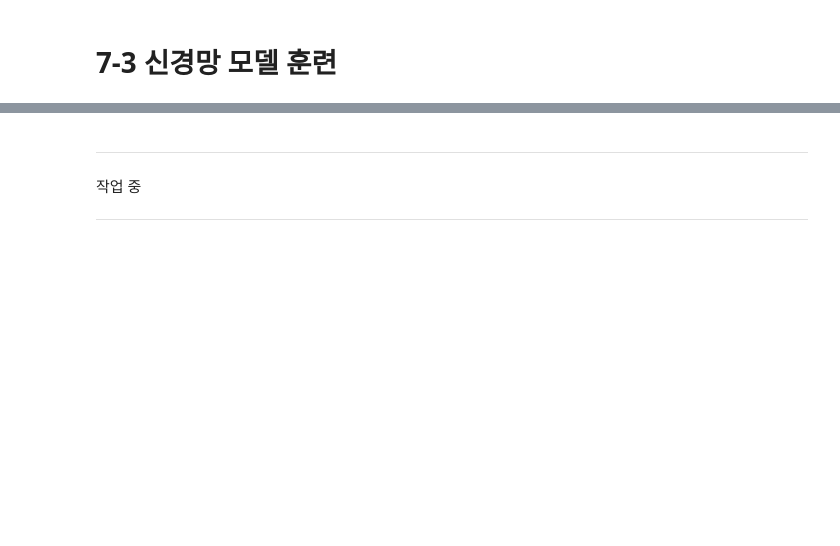
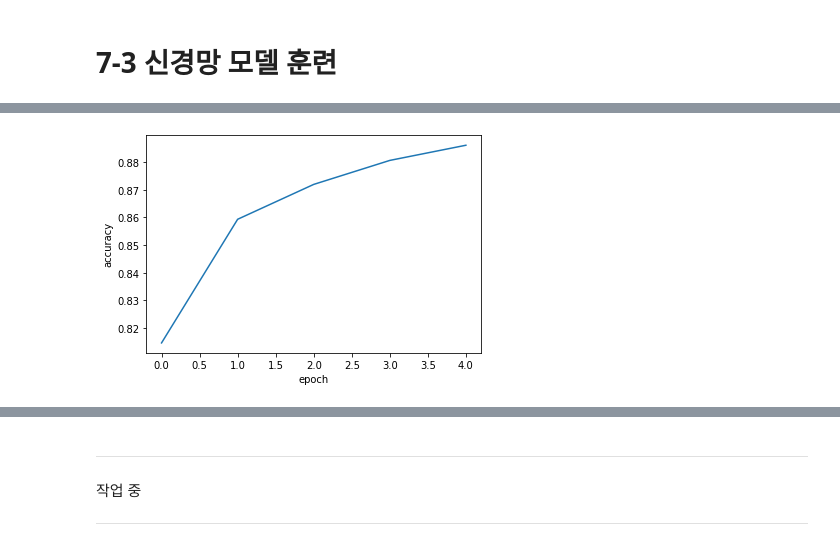
Before and after one commit to LeeSeungwon89/Deep-learning_Theory, a Jupyter notebook: 7-3 신경망 모델 훈련.ipynb, the cells around one changed output, grey strips where cells are left out. Drawn from its saved outputs; the diff is of its cells as text; code cells hidden in the pictures; blank space fills up the shorter version.

```diff
--- a/7-3 신경망 모델 훈련.ipynb
+++ b/7-3 신경망 모델 훈련.ipynb
@@ -4,0 +93,8 @@
+# %%
+# 정확도를 그래프화합니다.
+plt.plot(history.history['accuracy'])
+plt.xlabel('epoch')
+plt.ylabel('accuracy')
+plt.show()
+# %% [output]
+[figure, added]
```
Also changed, not shown: parts of 25 cells of this notebook.
